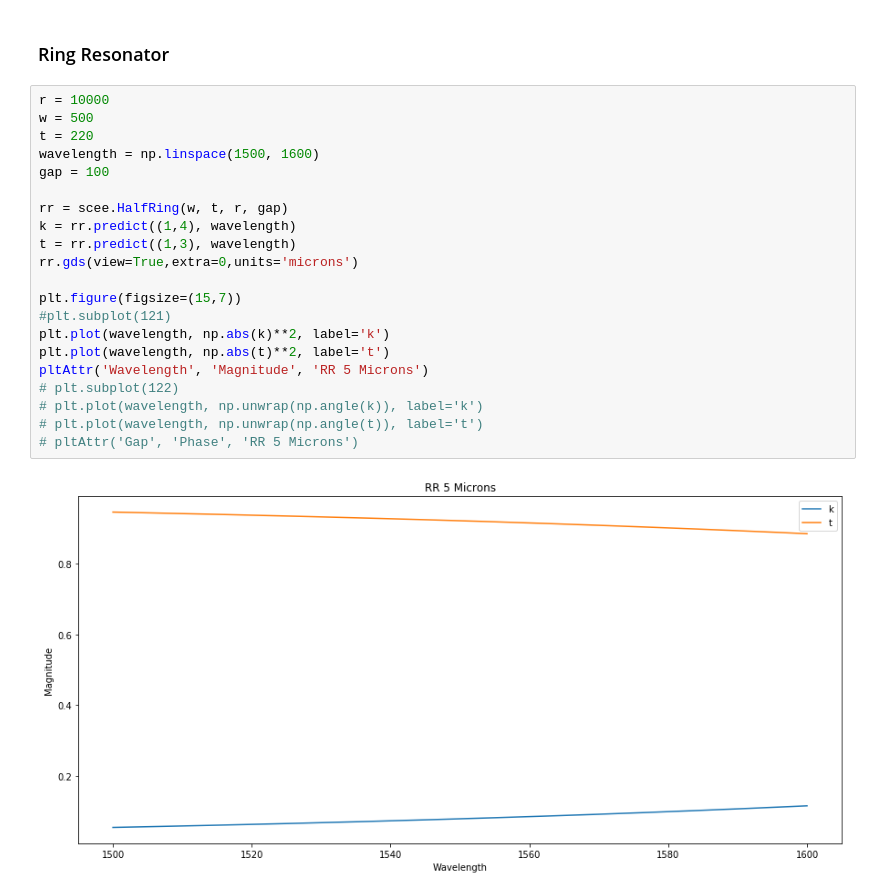
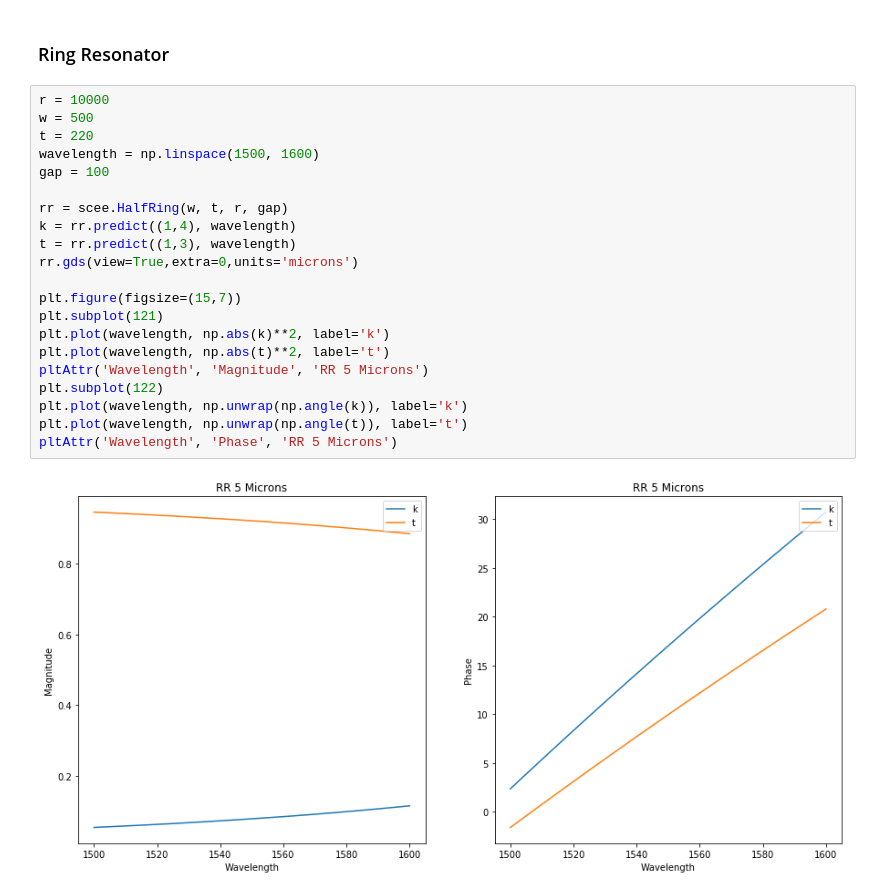
Before and after one commit to BYUCamachoLab/SiPANN, a Jupyter notebook: examples/dc.ipynb, the cells around one changed output. Saved outputs shown, nothing was run; the diff lists cells and outputs as text.

```diff
--- a/examples/dc.ipynb
+++ b/examples/dc.ipynb
@@ -40,26 +40,26 @@ with the ring portion of all couplers being the upper waveguide
 # %%
 r = 10000
 w = 500
 t = 220
 wavelength = np.linspace(1500, 1600)
 gap = 100
 
 rr = scee.HalfRing(w, t, r, gap)
 k = rr.predict((1,4), wavelength)
 t = rr.predict((1,3), wavelength)
 rr.gds(view=True,extra=0,units='microns')
 
 plt.figure(figsize=(15,7))
-#plt.subplot(121)
+plt.subplot(121)
 plt.plot(wavelength, np.abs(k)**2, label='k')
 plt.plot(wavelength, np.abs(t)**2, label='t')
 pltAttr('Wavelength', 'Magnitude', 'RR 5 Microns')
-# plt.subplot(122)
-# plt.plot(wavelength, np.unwrap(np.angle(k)), label='k')
-# plt.plot(wavelength, np.unwrap(np.angle(t)), label='t')
-# pltAttr('Gap', 'Phase', 'RR 5 Microns')
+plt.subplot(122)
+plt.plot(wavelength, np.unwrap(np.angle(k)), label='k')
+plt.plot(wavelength, np.unwrap(np.angle(t)), label='t')
+pltAttr('Wavelength', 'Phase', 'RR 5 Microns')
 # %% [output]
-[figure, old version]
+[figure, new version]
 # %%
 #change it to 50 microns
 radius = 50000
```
Also changed, not shown: parts of 2 cells of this notebook, 20 other files.
